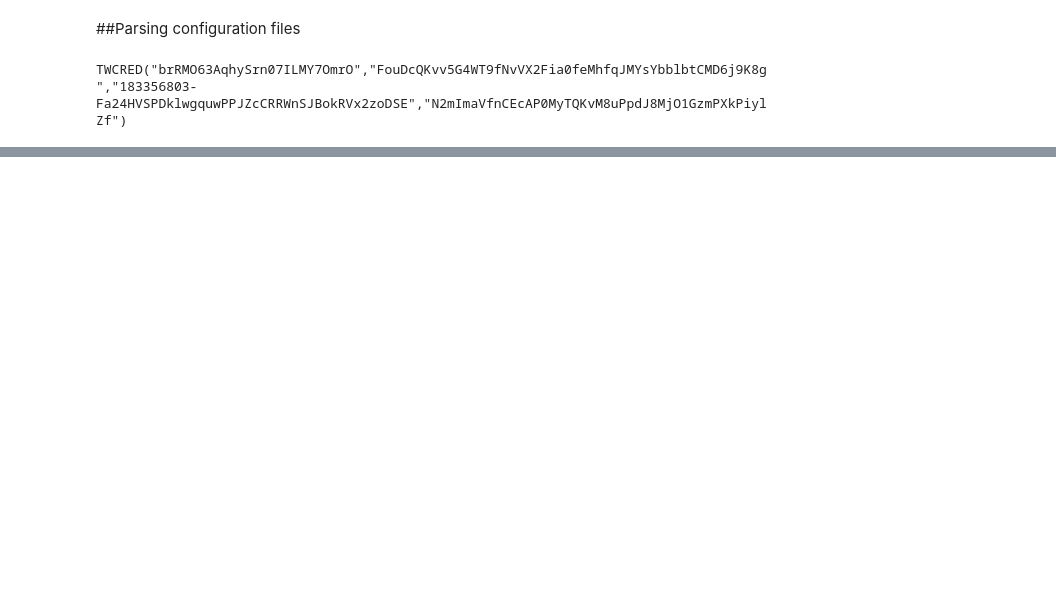
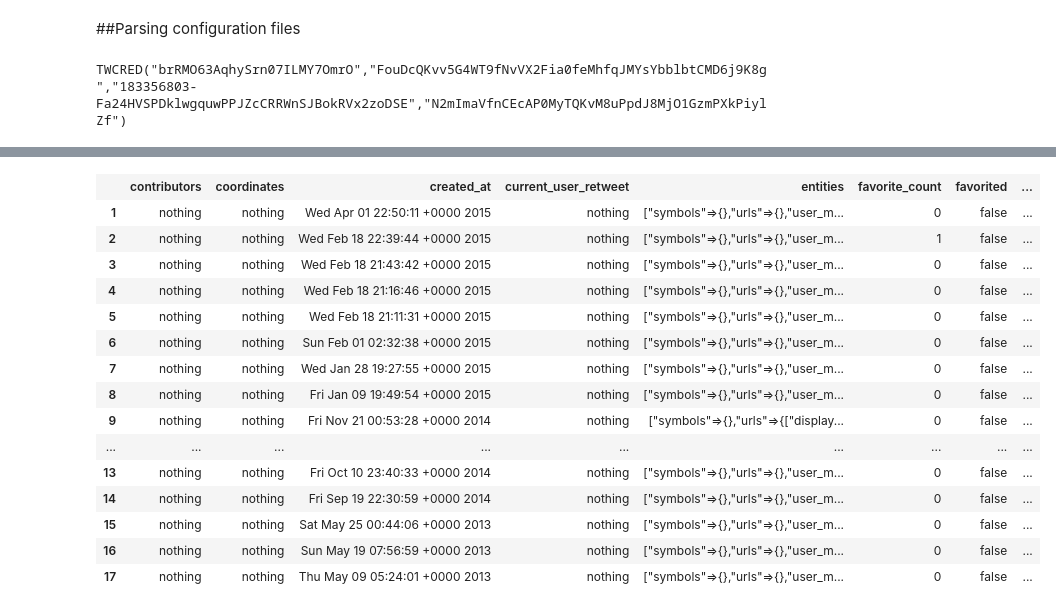
Before and after one commit to alexchao56/JuliaExamples, a Jupyter notebook: Twitter with Julia.ipynb, the cells around one changed output, grey strips where cells are left out. Cells and saved outputs as stored; diff of their text form; code cells hidden in the pictures; blank space fills up the shorter version.

```diff
--- a/Twitter with Julia.ipynb
+++ b/Twitter with Julia.ipynb
@@ -40,0 +92,21 @@ TWEETS (constructor with 2 methods)
+# %%
+#Get mentions (@ replies to authenticated account), defaults to last 20
+mentions_default20 = get_mentions_timeline();
+DataFrame(mentions_default20) #Convert Array{TWEETS,1} to DataFrame
+# %% [output]
+|  | contributors | coordinates | created_at | current_user_retweet | entities | favorite_count | favorited | ... |
+| 1 | nothing | nothing | Wed Apr 01 22:50:11 +0000 2015 | nothing | ["symbols"=>{},"urls"=>{},"user_m... | 0 | false | ... |
+| 2 | nothing | nothing | Wed Feb 18 22:39:44 +0000 2015 | nothing | ["symbols"=>{},"urls"=>{},"user_m... | 1 | false | ... |
+| 3 | nothing | nothing | Wed Feb 18 21:43:42 +0000 2015 | nothing | ["symbols"=>{},"urls"=>{},"user_m... | 0 | false | ... |
+| 4 | nothing | nothing | Wed Feb 18 21:16:46 +0000 2015 | nothing | ["symbols"=>{},"urls"=>{},"user_m... | 0 | false | ... |
+| 5 | nothing | nothing | Wed Feb 18 21:11:31 +0000 2015 | nothing | ["symbols"=>{},"urls"=>{},"user_m... | 0 | false | ... |
+| 6 | nothing | nothing | Sun Feb 01 02:32:38 +0000 2015 | nothing | ["symbols"=>{},"urls"=>{},"user_m... | 0 | false | ... |
+| 7 | nothing | nothing | Wed Jan 28 19:27:55 +0000 2015 | nothing | ["symbols"=>{},"urls"=>{},"user_m... | 0 | false | ... |
+| 8 | nothing | nothing | Fri Jan 09 19:49:54 +0000 2015 | nothing | ["symbols"=>{},"urls"=>{},"user_m... | 0 | false | ... |
+| 9 | nothing | nothing | Fri Nov 21 00:53:28 +0000 2014 | nothing | ["symbols"=>{},"urls"=>{["display... | 0 | false | ... |
+| ... | ... | ... | ... | ... | ... | ... | ... | ... |
+| 13 | nothing | nothing | Fri Oct 10 23:40:33 +0000 2014 | nothing | ["symbols"=>{},"urls"=>{},"user_m... | 0 | false | ... |
+| 14 | nothing | nothing | Fri Sep 19 22:30:59 +0000 2014 | nothing | ["symbols"=>{},"urls"=>{},"user_m... | 0 | false | ... |
+| 15 | nothing | nothing | Sat May 25 00:44:06 +0000 2013 | nothing | ["symbols"=>{},"urls"=>{},"user_m... | 0 | false | ... |
+| 16 | nothing | nothing | Sun May 19 07:56:59 +0000 2013 | nothing | ["symbols"=>{},"urls"=>{},"user_m... | 0 | false | ... |
+| 17 | nothing | nothing | Thu May 09 05:24:01 +0000 2013 | nothing | ["symbols"=>{},"urls"=>{},"user_m... | 0 | false | ... |
```
Also changed, not shown: parts of 20 cells of this notebook, 1 other file.
